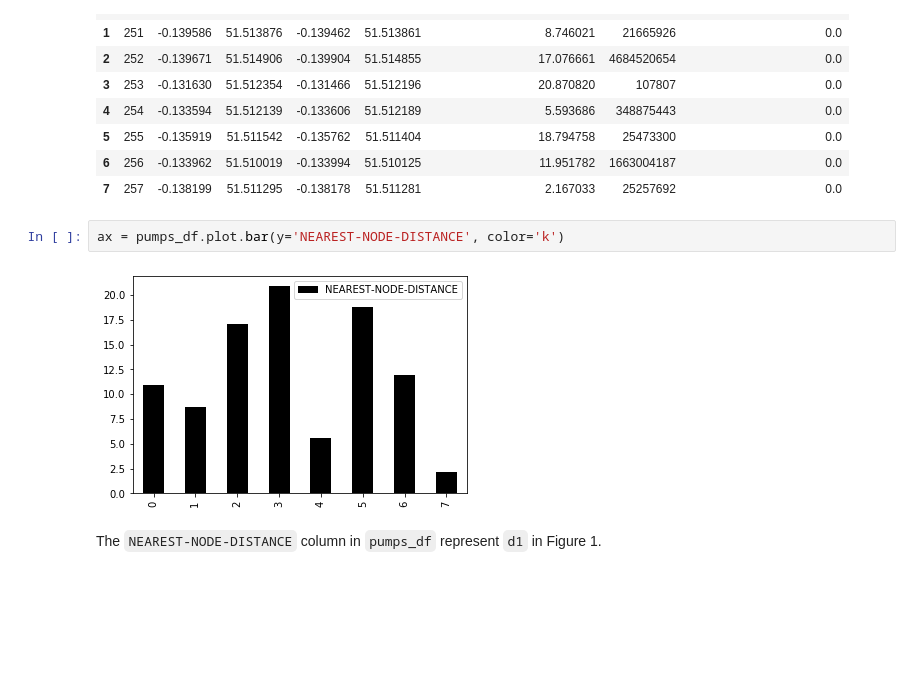
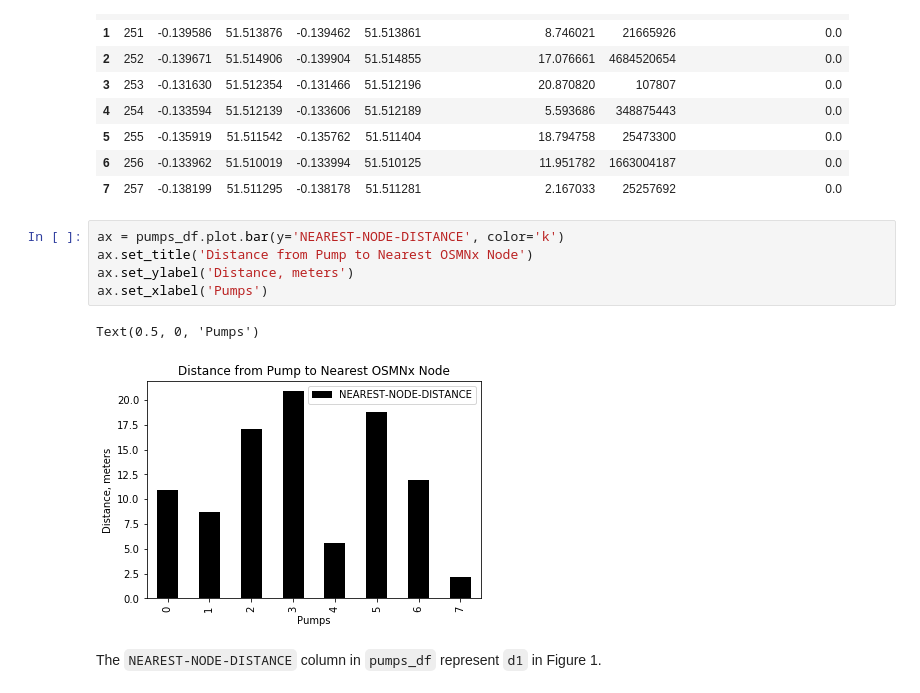
Before and after one commit to PHI-Case-Studies/1854-Cholera-Outbreak-London-Advanced-1, a Jupyter notebook: NB04-Cholera-Case-Study-OpenStreetMaps-Networkx-Part-2.ipynb, the cells around one changed output. Drawn from its saved outputs; the diff is of its cells as text; blank space fills up the shorter version.

```diff
--- a/NB04-Cholera-Case-Study-OpenStreetMaps-Networkx-Part-2.ipynb
+++ b/NB04-Cholera-Case-Study-OpenStreetMaps-Networkx-Part-2.ipynb
@@ -207,8 +191,12 @@ pumps_df
 | 7 | 257 | -0.138199 | 51.511295 | -0.138178 | 51.511281 | 2.167033 | 25257692 | 0.0 |
 # %%
 ax = pumps_df.plot.bar(y='NEAREST-NODE-DISTANCE', color='k')
+ax.set_title('Distance from Pump to Nearest OSMNx Node')
+ax.set_ylabel('Distance, meters')
+ax.set_xlabel('Pumps')
 # %% [output]
+Text(0.5, 0, 'Pumps')
-[figure, old version]
+[figure, new version]
 # %% [markdown]
 The `NEAREST-NODE-DISTANCE` column in `pumps_df` represent `d1` in Figure 1.
 # %% [markdown]
```
Also changed, not shown: parts of 17 cells of this notebook, 28 other files.
